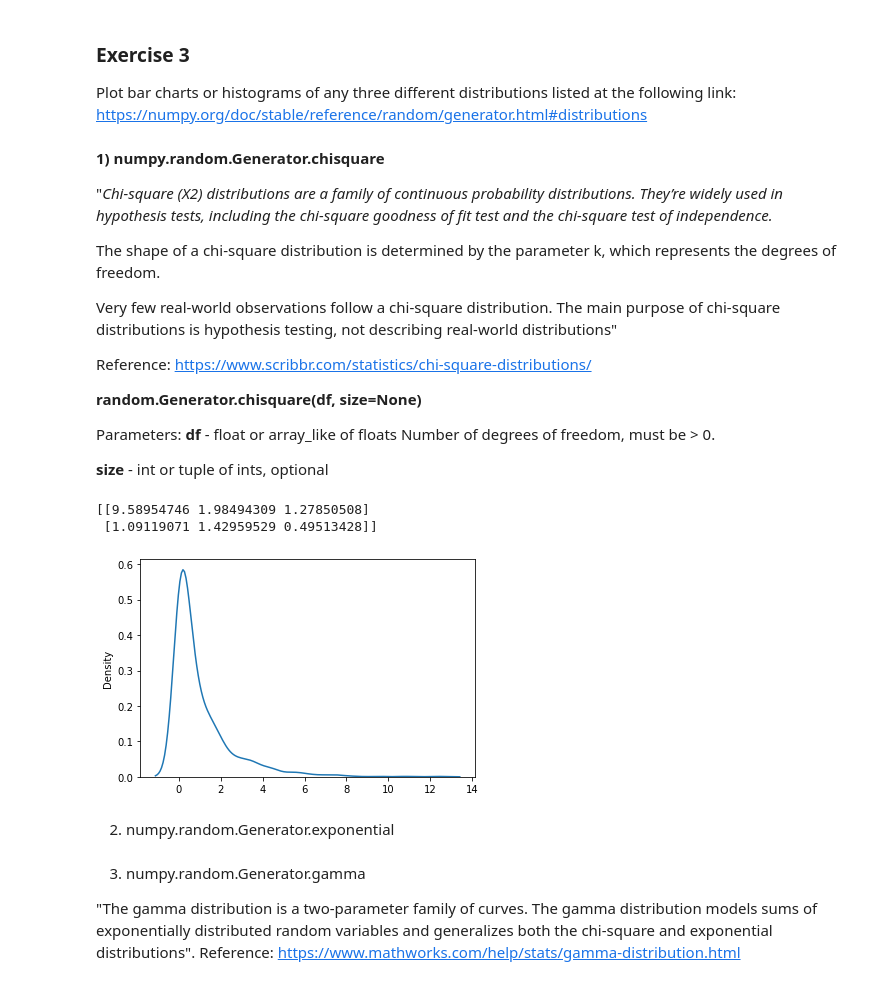
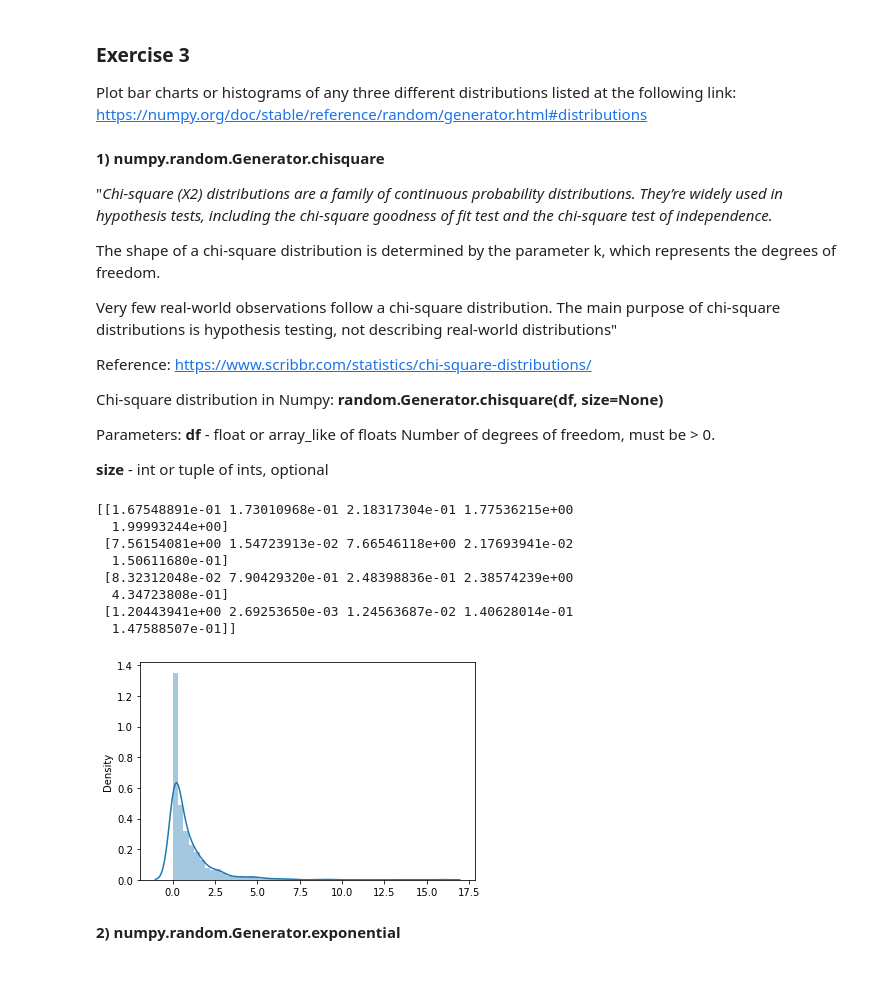
Before and after one commit to LaisColetta/funddata-assessments, a Jupyter notebook: practicals/02-randomness-exercises.ipynb, the cells around one changed output. Drawn from its saved outputs; the diff is of its cells as text; code cells hidden in the pictures.

```diff
--- a/practicals/02-randomness-exercises.ipynb
+++ b/practicals/02-randomness-exercises.ipynb
@@ -132,36 +132,41 @@ Very few real-world observations follow a chi-square distribution. The main purp
 
 Reference: https://www.scribbr.com/statistics/chi-square-distributions/
 
-<b>random.Generator.chisquare(df, size=None)</b>
+Chi-square distribution in Numpy: <b>random.Generator.chisquare(df, size=None)</b>
 
 Parameters:
 <b>df</b> - float or array_like of floats
 Number of degrees of freedom, must be > 0.
 
 <b>size</b> - int or tuple of ints, optional
-<b> </b>
 # %%
 from numpy import random
 
-x = random.chisquare(df=2, size=(2, 3))
+x = random.chisquare(df=1, size=(4, 5))
 
 print(x)
 # %% [output]
-[[9.58954746 1.98494309 1.27850508]
- [1.09119071 1.42959529 0.49513428]]
+[[1.67548891e-01 1.73010968e-01 2.18317304e-01 1.77536215e+00
+  1.99993244e+00]
+ [7.56154081e+00 1.54723913e-02 7.66546118e+00 2.17693941e-02
+  1.50611680e-01]
+ [8.32312048e-02 7.90429320e-01 2.48398836e-01 2.38574239e+00
+  4.34723808e-01]
+ [1.20443941e+00 2.69253650e-03 1.24563687e-02 1.40628014e-01
+  1.47588507e-01]]
 # %%
+#import matplot
 import matplotlib.pyplot as plt
+
+#import seaborn
 import seaborn as sns
 
-sns.distplot(random.chisquare(df=1, size=1000), hist=False)
+#create a histogram using chi-square distribution
+sns.distplot(random.chisquare(df=1, size=1000))
 
+#print graph
 plt.show()
 # %% [output]
-[figure, old version]
+[figure, new version]
 # %% [markdown]
-2) numpy.random.Generator.exponential
+<b>2) numpy.random.Generator.exponential
-# %% [markdown]
-3) numpy.random.Generator.gamma
-
-"The gamma distribution is a two-parameter family of curves. The gamma distribution models sums of exponentially distributed random variables and generalizes both the chi-square and exponential distributions".
-Reference: https://www.mathworks.com/help/stats/gamma-distribution.html
```
Also changed, not shown: parts of 6 cells of this notebook.
